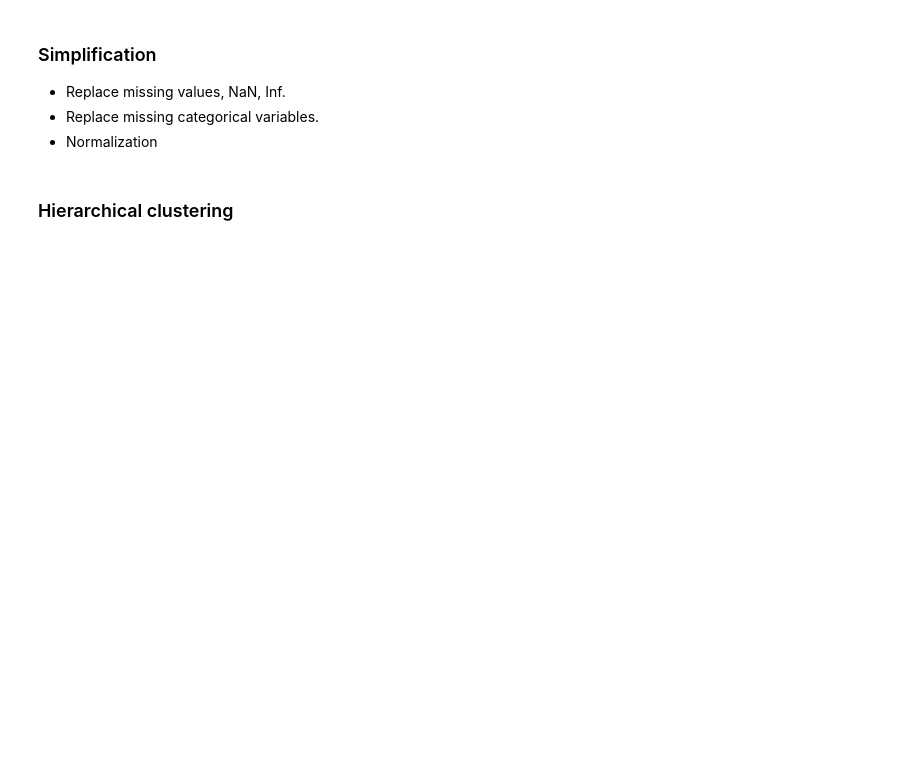
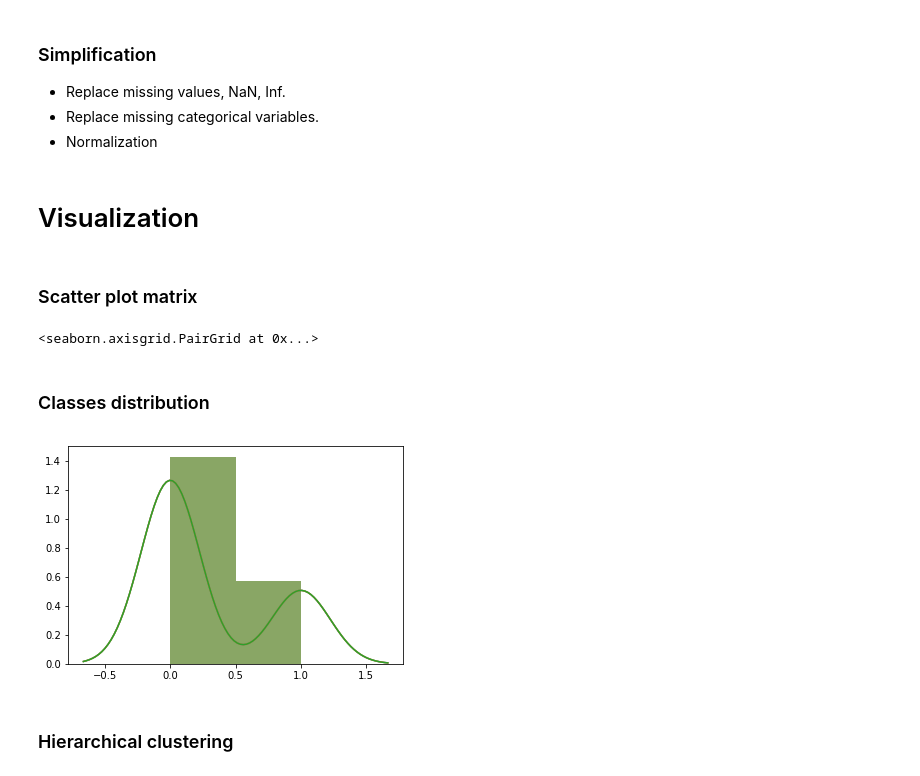
Before and after one commit to Didayolo/medi-chal, a Jupyter notebook: ID_notebook.ipynb, the cells around one changed output. Drawn from its saved outputs; the diff is of its cells as text; code cells hidden in the pictures; blank space fills up the shorter version.

```diff
--- a/ID_notebook.ipynb
+++ b/ID_notebook.ipynb
@@ -111,5 +158,22 @@ def preprocessing(data):
 # %%
 X = preprocessing(X)
 y = preprocessing(y)
+# %% [markdown]
+# Visualization
+# %% [markdown]
+### Scatter plot matrix
+# %%
+sns.set(style="ticks")
+sns.pairplot(X)
+plt.show()
+# %% [output]
+<seaborn.axisgrid.PairGrid at 0x...>
+# %% [markdown]
+### Classes distribution
+# %%
+sns.distplot(y)
+plt.show()
+# %% [output]
+[figure, added]
 # %% [markdown]
 ### Hierarchical clustering
```
Also changed, not shown: parts of 22 cells of this notebook.
